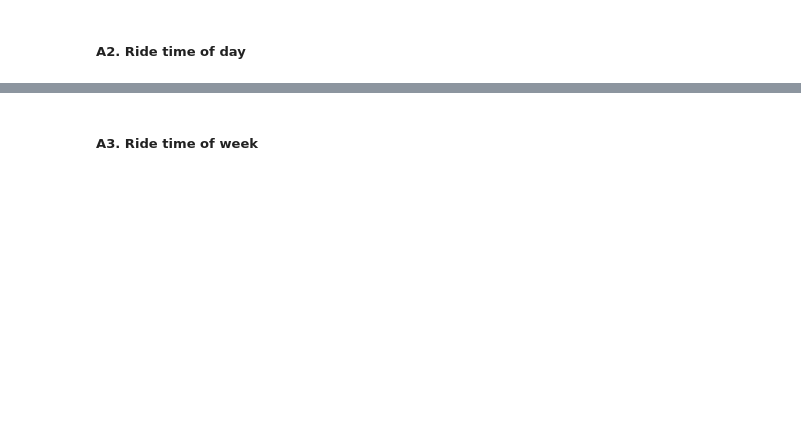
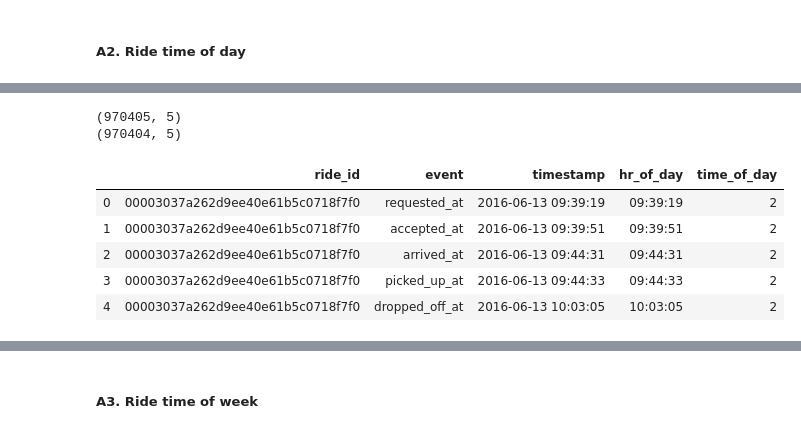
Before and after one commit to adam2392/lyft_data_challenge, a Jupyter notebook: notebooks/0.1-data_analysis_rides.ipynb, the cells around one changed output, grey strips where cells are left out. Drawn from its saved outputs; the diff is of its cells as text; code cells hidden in the pictures; blank space fills up the shorter version.

```diff
--- a/notebooks/0.1-data_analysis_rides.ipynb
+++ b/notebooks/0.1-data_analysis_rides.ipynb
@@ -129,4 +140,2 @@ print("Total number of rides: ", len(ride_ids))
 Number incomplete rides:  0
 Total number of rides:  194081
-# %%
-time_df["completed_ride"] = time_df["ride_id"].map(complete_rides)
@@ -133,2 +151,10 @@ time_df["completed_ride"] = time_df["ride_id"].map(complete_rides)
 # %% [markdown]
 ##### A2. Ride time of day
+# %%
+def compute_hr_day(df):
+    x = df["timestamp"]
+    hour=x.dt.time
+    return hour
+
+time_df["hr_of_day"] = time_df.pipe(compute_hr_day)
+display(time_df.head())
@@ -135 +191,35 @@ time_df["completed_ride"] = time_df["ride_id"].map(complete_rides)
+# %%
+print(time_df.shape)
+time_df=time_df.dropna()
+print(time_df.shape)
+# %% [output]
+(970405, 5)
+(970404, 5)
+# %%
+def bin_f(x):
+    if x.time() < datetime.time(6):
+#         return "00:00-05:59"
+        return 1
+    elif x.time() < datetime.time(12):
+#         return "06:00-11:59"
+        return 2
+    elif x.time() < datetime.time(18):
+#         return "12:00-17:59"
+        return 3
+    else:
+#         return "18:00-23:59"
+        return 4
+
+time_df["time_of_day"] = time_df["timestamp"].apply(bin_f)
+
+display(time_df.head())
+# grouped = df.groupby("Bin")
+# grouped['X'].agg(np.std)
+# %% [output]
+|  | ride_id | event | timestamp | hr_of_day | time_of_day |
+| 0 | 00003037a262d9ee40e61b5c0718f7f0 | requested_at | 2016-06-13 09:39:19 | 09:39:19 | 2 |
+| 1 | 00003037a262d9ee40e61b5c0718f7f0 | accepted_at | 2016-06-13 09:39:51 | 09:39:51 | 2 |
+| 2 | 00003037a262d9ee40e61b5c0718f7f0 | arrived_at | 2016-06-13 09:44:31 | 09:44:31 | 2 |
+| 3 | 00003037a262d9ee40e61b5c0718f7f0 | picked_up_at | 2016-06-13 09:44:33 | 09:44:33 | 2 |
+| 4 | 00003037a262d9ee40e61b5c0718f7f0 | dropped_off_at | 2016-06-13 10:03:05 | 10:03:05 | 2 |
 # %%
```
Also changed, not shown: parts of 22 cells of this notebook, 2 other files.
